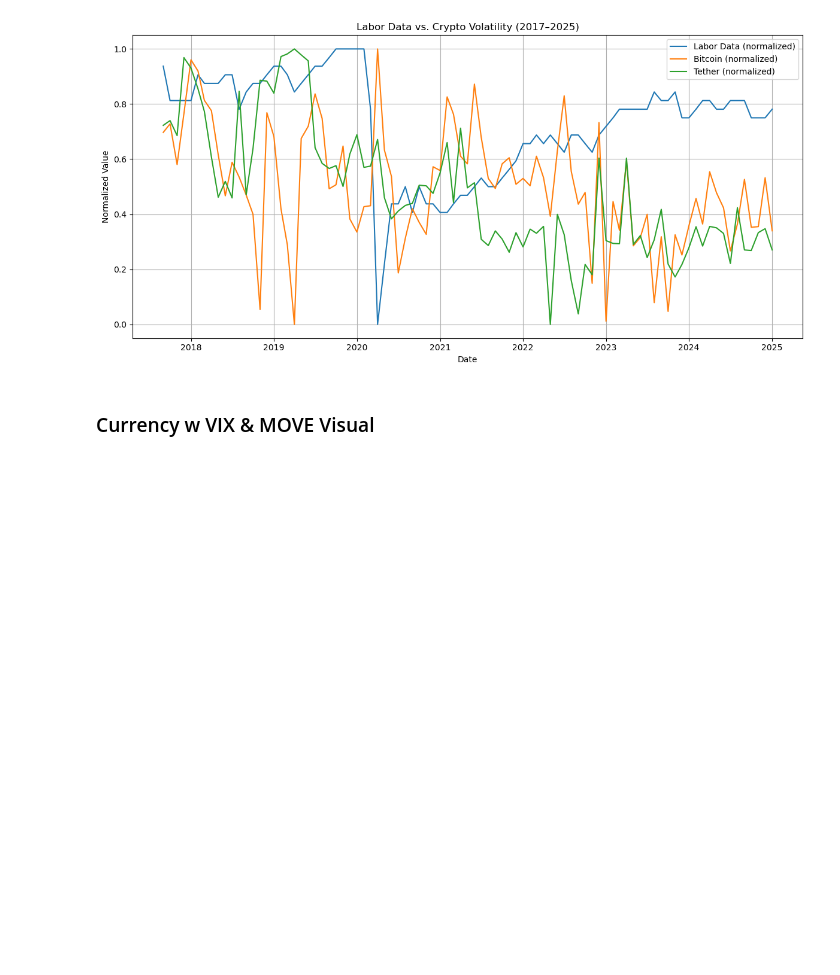
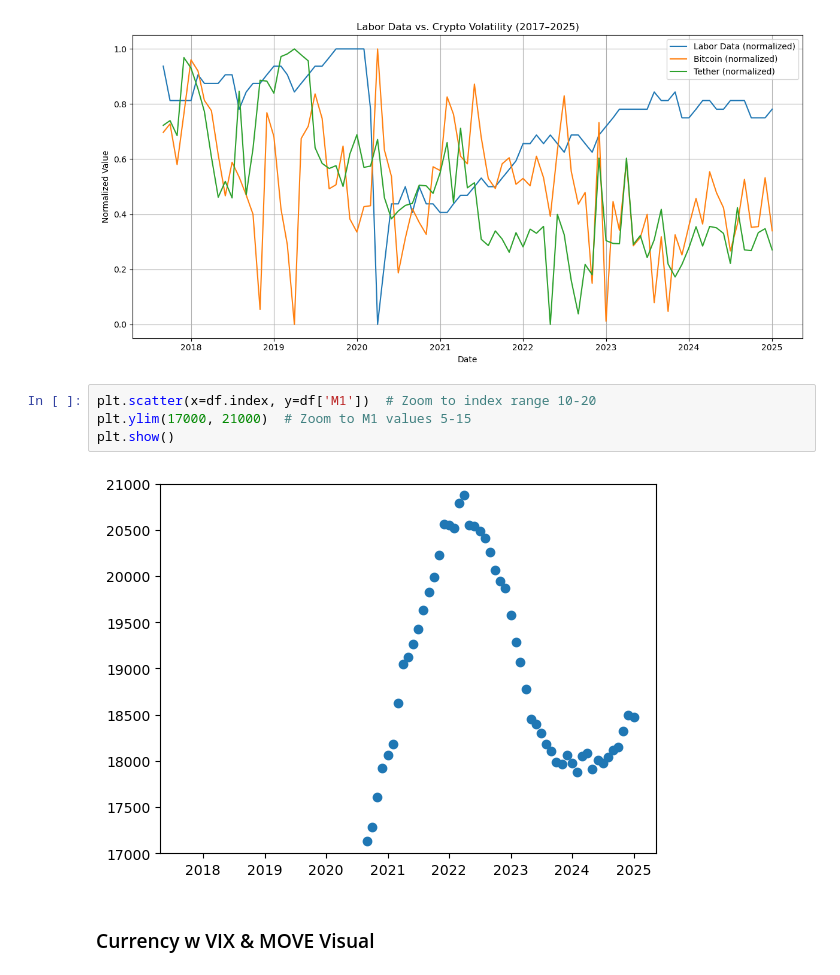
Before and after one commit to tianyishen701/CryptoMacroecon-Prediction-CSUREMM, a Jupyter notebook: CSUREMM_Project_Code_6:10.ipynb, the cells around one changed output. Saved outputs shown, nothing was run; the diff lists cells and outputs as text; blank space fills up the shorter version.

```diff
--- a/CSUREMM_Project_Code_6:10.ipynb
+++ b/CSUREMM_Project_Code_6:10.ipynb
@@ -654,6 +637,12 @@ plt.show()
 # %% [output]
 ['Bitcoin', 'Tether', 'Litecoin', 'XRP', 'Ethereum', 'Dogecoin', 'Cardano ', 'USD Coin', 'VIX', 'MOVE', 'LFPR', 'CPI', 'r', 'M1', 'GDP', 'IM', 'EX', 'CC', 'CC Monthly % Change', 'Lagged_LogVol']
 [figure]
+# %%
+plt.scatter(x=df.index, y=df['M1'])  # Zoom to index range 10-20
+plt.ylim(17000, 21000)  # Zoom to M1 values 5-15
+plt.show()
+# %% [output]
+[figure, added]
 # %% [markdown]
 ### Currency w VIX & MOVE Visual
 # %%
```
Also changed, not shown: parts of 9 cells of this notebook, 1 other file.
